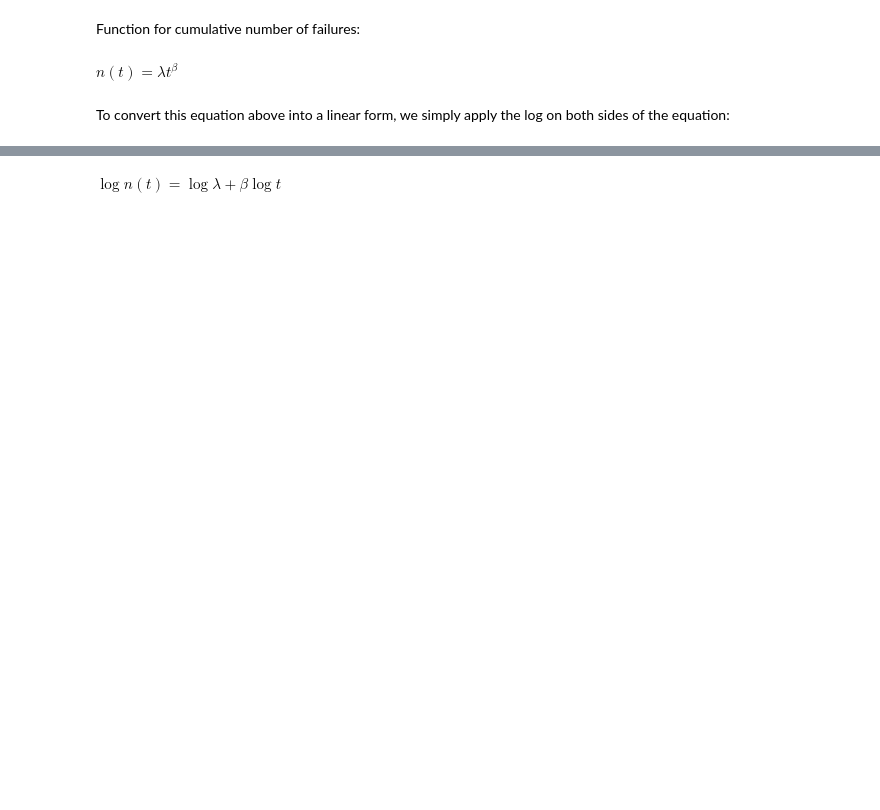
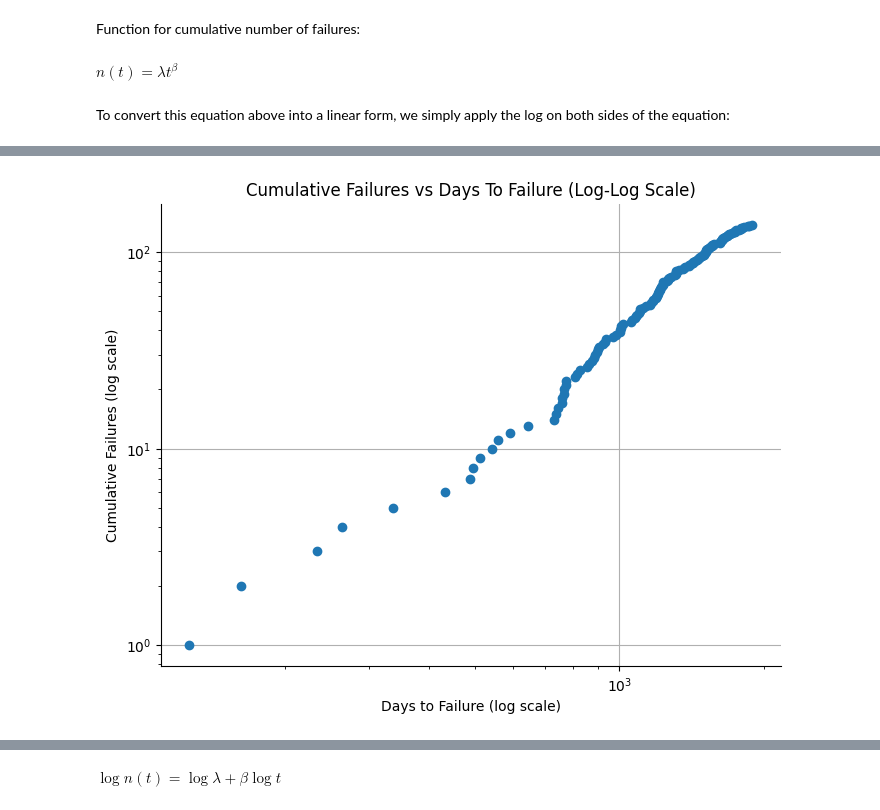
Before and after one commit to pybokeh/forecasting, a Jupyter notebook: notebooks/CROW-AMSAA.ipynb, the cells around one changed output, grey strips where cells are left out. Drawn from its saved outputs; the diff is of its cells as text; code cells hidden in the pictures; blank space fills up the shorter version.

```diff
--- a/notebooks/CROW-AMSAA.ipynb
+++ b/notebooks/CROW-AMSAA.ipynb
@@ -57,0 +20,2 @@ To convert this equation above into a linear form, we simply apply the log on bo
+# %%
+df = pd.read_clipboard()
@@ -57,0 +40,16 @@ To convert this equation above into a linear form, we simply apply the log on bo
+# %%
+fig, ax = plt.subplots(figsize=(8,6))
+ax.spines[['right', 'top']].set_visible(False)
+
+plt.plot(df['DAYS_TO_FAIL'], df['CUMULATIVE_FAILURES'], marker='o', linestyle='')
+plt.xscale('log')  # Set x-axis to log scale
+plt.yscale('log')  # Set y-axis to log scale
+plt.title('Cumulative Failures vs Days To Failure (Log-Log Scale)')
+# Alternatively, we can do plt.loglog(), but the above is more explicit, which I prefer
+# plt.loglog(df['Cumulative Time In Days'], df['Failure Number'], marker='o', linestyle='')cale)')
+plt.xlabel('Days to Failure (log scale)')
+plt.ylabel('Cumulative Failures (log scale)')
+plt.grid(True)
+plt.show()
+# %% [output]
+[figure, added]
```
Also changed, not shown: parts of 30 cells of this notebook, 3 other files.
